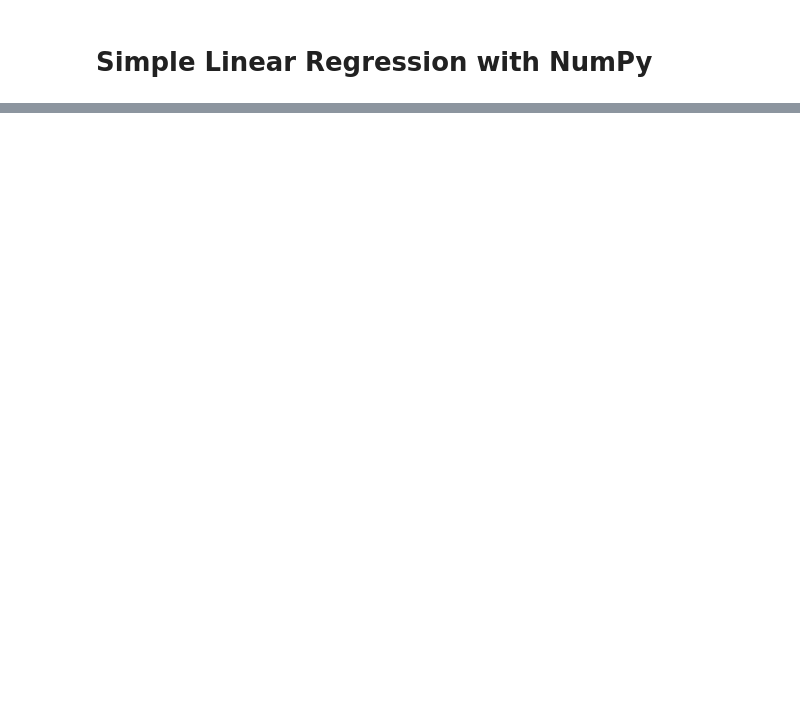
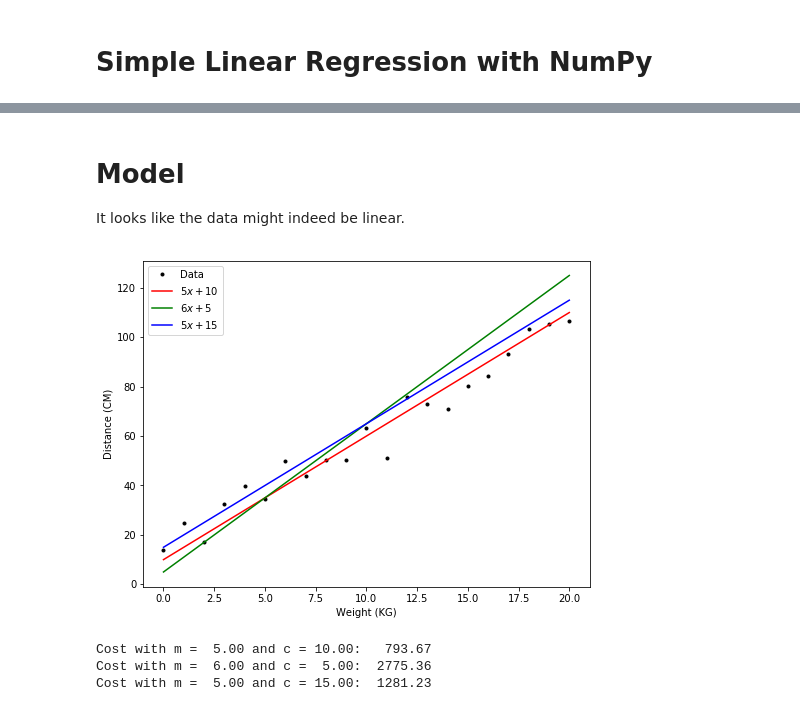
Before and after one commit to RitRa/Fundamentals_of_Data_Analysis, a Jupyter notebook: Linear regression.ipynb, the cells around one changed output, grey strips where cells are left out. Saved outputs shown, nothing was run; the diff lists cells and outputs as text; code cells hidden in the pictures; blank space fills up the shorter version.

Commit message:
linear regression updates

```diff
--- a/Linear regression.ipynb
+++ b/Linear regression.ipynb
@@ -26,0 +64,37 @@ plt.show()
+# %% [markdown]
+# Model
+
+It looks like the data might indeed be linear.
+# %%
+
+# Plot w versus d with black dots.
+plt.plot(w, d, 'k.', label="Data")
+
+# Overlay some lines on the plot.
+x = np.arange(0.0, 21.0, 1.0)
+plt.plot(x, 5.0 * x + 10.0, 'r-', label=r"$5x + 10$")
+plt.plot(x, 6.0 * x +  5.0, 'g-', label=r"$6x +  5$")
+plt.plot(x, 5.0 * x + 15.0, 'b-', label=r"$5x + 15$")
+
+# Add a legend.
+plt.legend()
+
+# Add axis labels.
+plt.xlabel('Weight (KG)')
+plt.ylabel('Distance (CM)')
+
+# Show the plot.
+plt.show()
+# %% [output]
+[figure, added]
+# %%
+# Calculate the cost of the lines above for the data above.
+cost = lambda m,c: np.sum([(d[i] - m * w[i] - c)**2 for i in range(w.size)])
+
+print("Cost with m = %5.2f and c = %5.2f: %8.2f" % (5.0, 10.0, cost(5.0, 10.0)))
+print("Cost with m = %5.2f and c = %5.2f: %8.2f" % (6.0,  5.0, cost(6.0,  5.0)))
+print("Cost with m = %5.2f and c = %5.2f: %8.2f" % (5.0, 15.0, cost(5.0, 15.0)))
+# %% [output]
+Cost with m =  5.00 and c = 10.00:   793.67
+Cost with m =  6.00 and c =  5.00:  2775.36
+Cost with m =  5.00 and c = 15.00:  1281.23
```
Also changed, not shown: parts of 11 cells of this notebook.
